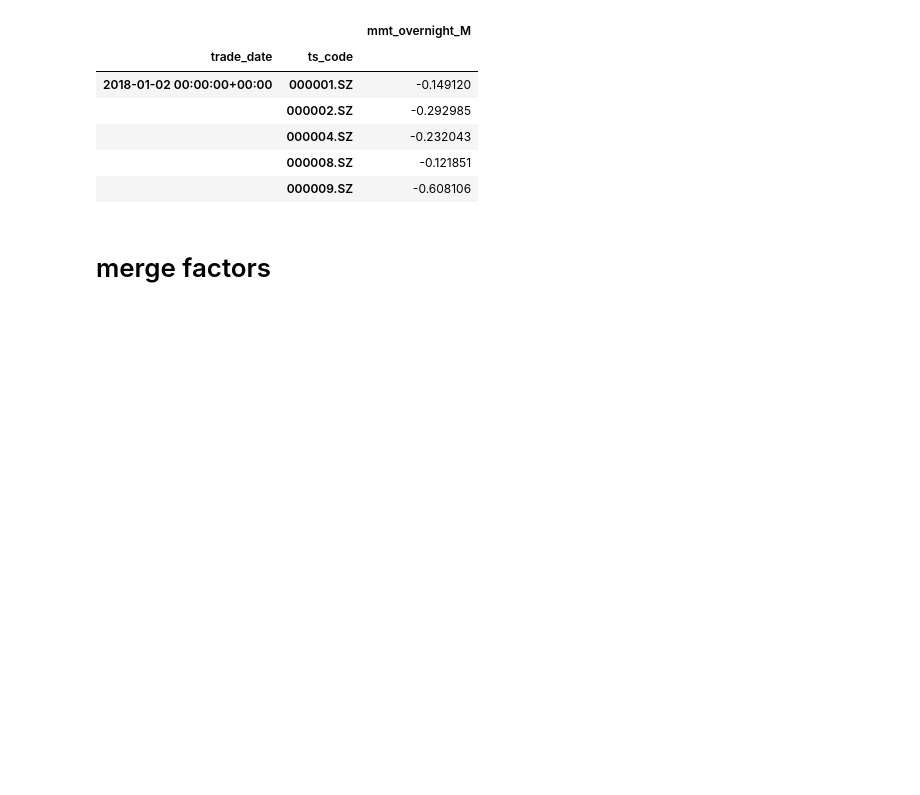
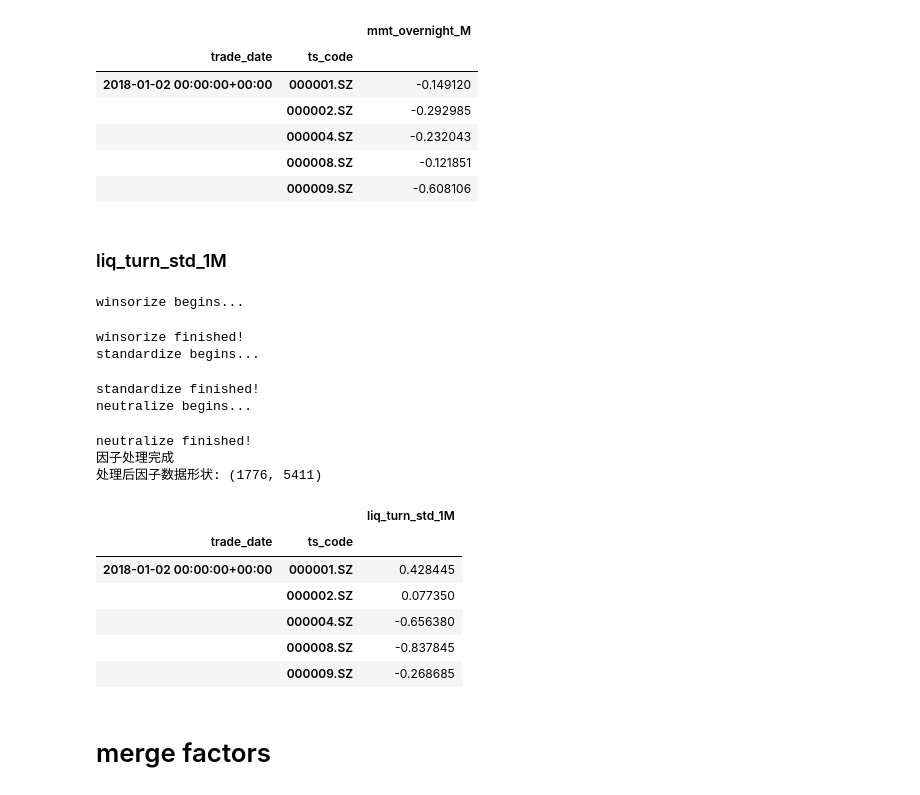
Before and after one commit to Alfafa0702/MFE5210Ass, a Jupyter notebook: cal_factor.ipynb, the cells around one changed output. Saved outputs shown, nothing was run; the diff lists cells and outputs as text; code cells hidden in the pictures; blank space fills up the shorter version.

```diff
--- a/cal_factor.ipynb
+++ b/cal_factor.ipynb
@@ -201,6 +203,41 @@ neutralize finished!
 |  | 000004.SZ | -0.232043 |
 |  | 000008.SZ | -0.121851 |
 |  | 000009.SZ | -0.608106 |
+# %% [markdown]
+### liq_turn_std_1M
+# %%
+import pandas as pd
+# 计算换手率标准差
+value = pd.read_pickle('stock_value.pkl')
+value['liq_turn_std_1M'] = value.groupby('ts_code')['turnover_rate_f'].rolling(window=20, min_periods=1).std().reset_index(0, drop=True)
+
+liq_turn_std_1M = value[['trade_date','ts_code','liq_turn_std_1M']]
+liq_turn_std_1M = liq_turn_std_1M.set_index(['trade_date', 'ts_code'])['liq_turn_std_1M'].unstack()
+from process import process
+market_value = pd.read_pickle('market_value.pkl')
+industry = pd.read_pickle('industry.pkl')
+liq_turn_std_1M = process(liq_turn_std_1M,market_value,industry)
+liq_turn_std_1M = liq_turn_std_1M.stack().reset_index()
+liq_turn_std_1M.columns = ['trade_date', 'ts_code', 'liq_turn_std_1M']  # 设置列名
+liq_turn_std_1M = liq_turn_std_1M.set_index(['trade_date', 'ts_code'])
+liq_turn_std_1M.to_pickle('liq_turn_std_1M.pkl')
+liq_turn_std_1M.head()
+# %% [output]
+winsorize begins...
+winsorize finished!
+standardize begins...
+standardize finished!
+neutralize begins...
+neutralize finished!
+因子处理完成
+处理后因子数据形状: (1776, 5411)
+|  |  | liq_turn_std_1M |
+| trade_date | ts_code |  |
+| 2018-01-02 00:00:00+00:00 | 000001.SZ | 0.428445 |
+|  | 000002.SZ | 0.077350 |
+|  | 000004.SZ | -0.656380 |
+|  | 000008.SZ | -0.837845 |
+|  | 000009.SZ | -0.268685 |
 # %% [markdown]
 # merge factors
 # %%
```
Also changed, not shown: parts of 7 cells of this notebook, 1 other file.
